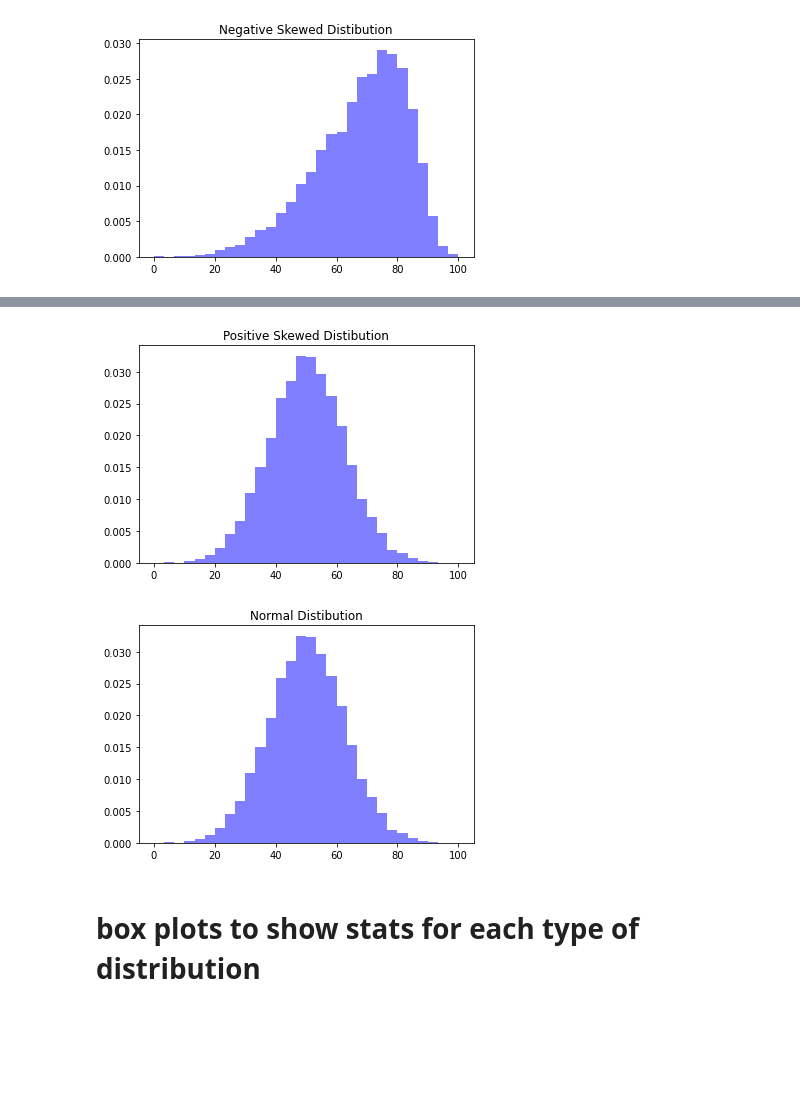
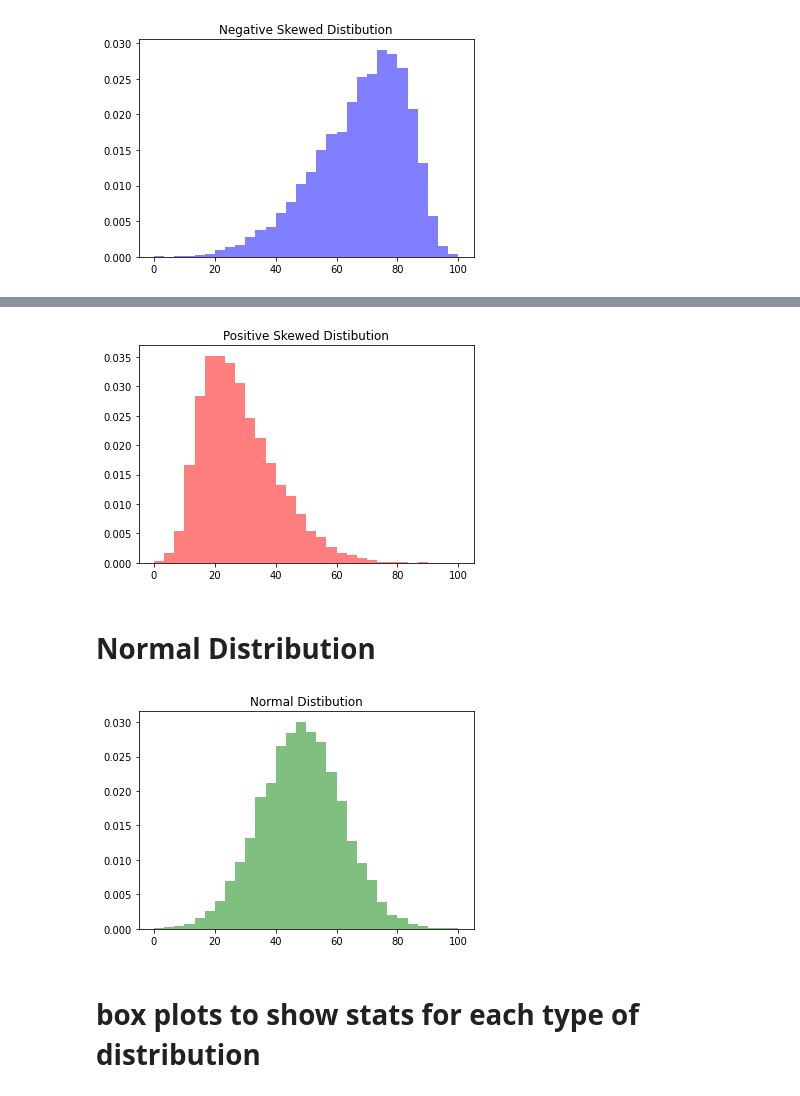
Before and after one commit to raviakasapu/thinkstats, a Jupyter notebook: Skewness_and_its_applications.ipynb, the cells around one changed output, grey strips where cells are left out. Cells and saved outputs as stored; diff of their text form; code cells hidden in the pictures; blank space fills up the shorter version.

```diff
--- a/Skewness_and_its_applications.ipynb
+++ b/Skewness_and_its_applications.ipynb
@@ -46,20 +51,22 @@ plt.show()
 # %%
 numValues = 10000
 maxValue = 100
 skewness = 5   #Negative values are left skewed, positive values are right skewed.
 
 p_random = skewnorm.rvs(a = skewness,loc=maxValue, size=numValues)  #Skewnorm function
 
 p_random = p_random - min(p_random)      #Shift the set so the minimum value is equal to zero.
 p_random = p_random / max(p_random)      #Standadize all the vlues between 0 and 1.
 p_random = p_random * maxValue         #Multiply the standardized values by the maximum value.
 
 #Plot histogram to check skewness
-plt.hist(random,30,density=True, color = 'blue', alpha=0.5)
+plt.hist(p_random,30,density=True, color = 'Red', alpha=0.5)
 plt.title('Positive Skewed Distibution')
 plt.show()
 # %% [output]
-[figure, old version]
+[figure, new version]
+# %% [markdown]
+# Normal Distribution
 # %%
 numValues = 10000
 maxValue = 100
@@ -72,11 +79,11 @@ random = random / max(random)      #Standadize all the vlues between 0 and 1.
 random = random * maxValue         #Multiply the standardized values by the maximum value.
 
 #Plot histogram to check skewness
-plt.hist(random,30,density=True, color = 'blue', alpha=0.5)
+plt.hist(random,30,density=True, color = 'Green', alpha=0.5)
 plt.title('Normal Distibution')
 plt.show()
 # %% [output]
-[figure, old version]
+[figure, new version]
 # %% [markdown]
 # box plots to show stats for each type of distribution
 # %%
```
Also changed, not shown: parts of 3 cells of this notebook.
